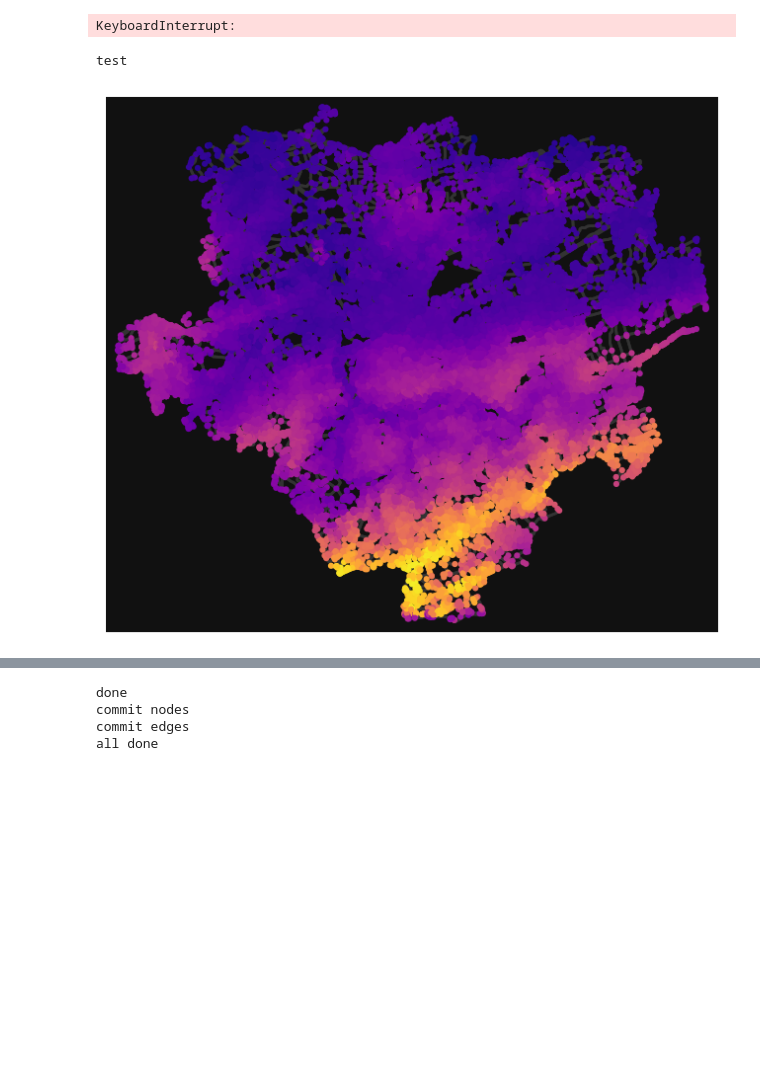
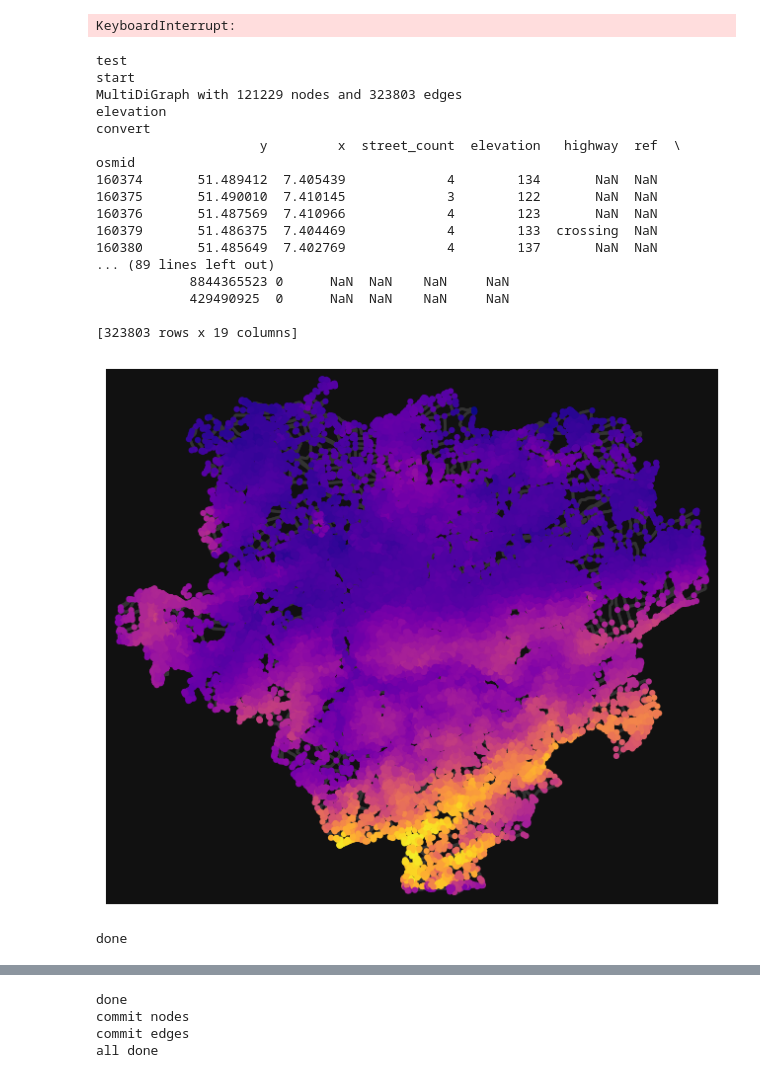
Before and after one commit to LisaSalewsky/MA-Customizable-Roundtrips-with-Tour4Me, a Jupyter notebook: Tour4MeAdvancedProject/imports/TestImports.ipynb, the cells around one changed output, grey strips where cells are left out. Cells and saved outputs as stored; diff of their text form; code cells hidden in the pictures; blank space fills up the shorter version.

Commit message:
Fix graph fetch (no highways etc) Remove dead ends in preprocessing (WIP)

```diff
--- a/Tour4MeAdvancedProject/imports/TestImports.ipynb
+++ b/Tour4MeAdvancedProject/imports/TestImports.ipynb
@@ -154,7 +154,8 @@ def get_elevation_open_elevation(lat, lon):
     # return True
 
 def compute_graph_with_elevation():
-    custom_filter ='["bicycle"!~"no"]["foot"!~"no"]["building"!~"."]["amenity"!~"parking"]["railway"!~"."]'
+    # custom_filter ='["bicycle"!~"no"]["foot"!~"no"]["building"!~"."]["amenity"!~"parking"]["railway"!~"."]'
+    custom_filter = '["highway"]["highway"!~"motorway|trunk|proposed|construction|motorway_link|trunk_link|proposed_link|construction_link"]'
 
 
     # Specify the place name for North Rhine-Westphalia, Germany
@@ -162,12 +163,12 @@ def compute_graph_with_elevation():
     print("start")
 
     # Create the graph for NRW
-    G = ox.graph_from_place(place_name, network_type='all')
+    # G = ox.graph_from_place(place_name, network_type='all')
     # G = simplification.simplify_graph(G)
     # G = nx.DiGraph(G_multi)
     # print(G_multi)
     # print(G)
-    # G = ox.graph_from_place(place_name, network_type='all', custom_filter = custom_filter)
+    G = ox.graph_from_place(place_name, network_type='all', custom_filter = custom_filter)
     print(G)
 
     # Add elevation data to nodes
@@ -191,31 +192,49 @@ def compute_graph_with_elevation():
     # G_filtered = G.subgraph(source_target_nodes).copy()
     # print("filtered")
     # print(G_filtered)
 
 
     # Convert the graph data to pandas DataFrames
     df_nodes, df_edges = ox.graph_to_gdfs(G)
     print("convert")
     print(df_nodes)
+    print(df_edges)
 
 
     # Save the DataFrames to CSV files
     df_nodes.to_csv('nodes_nrw.csv', index=False)
     df_edges.to_csv('edges_nrw.csv', index=False)
 
 
     G = ox.elevation.add_edge_grades(G)
     nc = ox.plot.get_node_colors_by_attr(G, "elevation", cmap="plasma")
     fig, ax = ox.plot_graph(G, node_color=nc, node_size=20, edge_linewidth=2, edge_color="#333")
 
     print("done")
     return G
 
 compute_graph_with_elevation = memory.cache(compute_graph_with_elevation)
 print("test")
 G = compute_graph_with_elevation()
 nc = ox.plot.get_node_colors_by_attr(G, "elevation", cmap="plasma")
 fig, ax = ox.plot_graph(G, node_color=nc, node_size=20, edge_linewidth=2, edge_color="#333")
 # %% [output]
 test
+start
+MultiDiGraph with 121229 nodes and 323803 edges
+elevation
+convert
+                     y         x  street_count  elevation   highway  ref  \
+osmid
+160374       51.489412  7.405439             4        134       NaN  NaN
+160375       51.490010  7.410145             3        122       NaN  NaN
+160376       51.487569  7.410966             4        123       NaN  NaN
+160379       51.486375  7.404469             4        133  crossing  NaN
+160380       51.485649  7.402769             4        137       NaN  NaN
+... (89 lines left out)
+            8844365523 0      NaN  NaN    NaN     NaN
+            429490925  0      NaN  NaN    NaN     NaN
+
+[323803 rows x 19 columns]
-[figure, old version]
+[figure, new version]
+done
```
Also changed, not shown: parts of 1 cell of this notebook, 11 other files.
